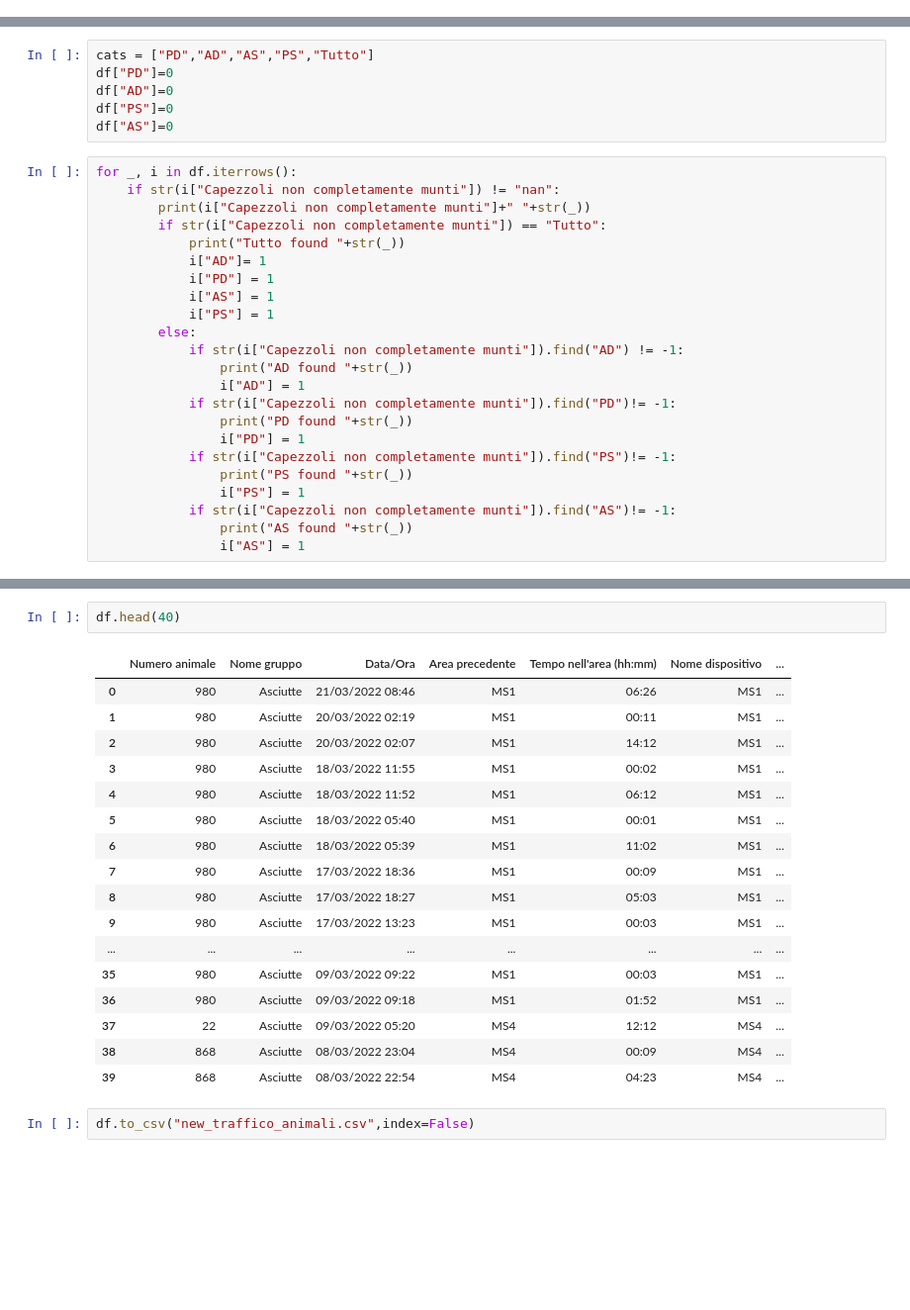
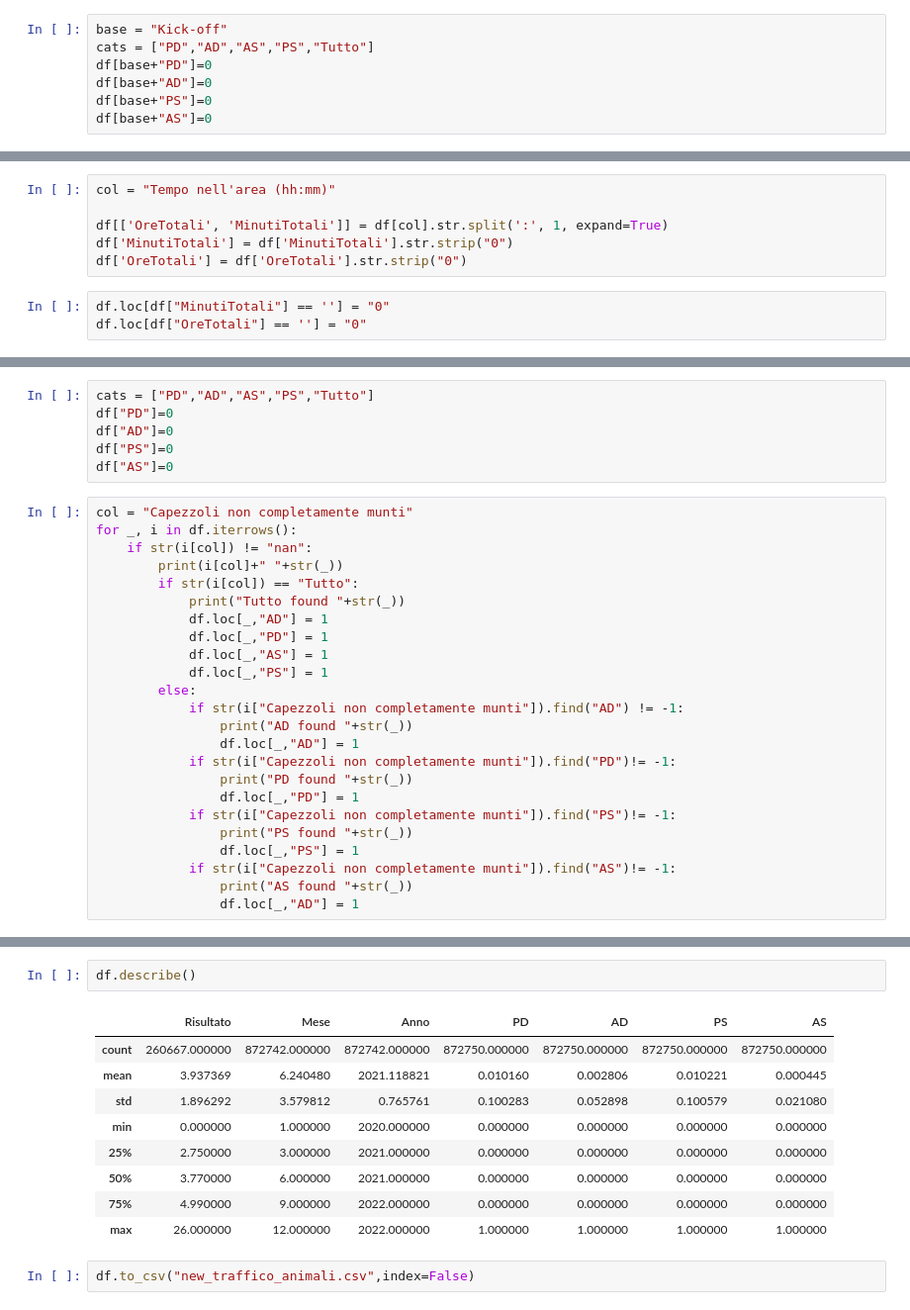
Before and after one commit to RaffaeleRusso/Information-System-Business-Intelligence, a Jupyter notebook: DatasetBI/dashboard_cows.ipynb, the cells around one changed output, grey strips where cells are left out. Shown at 99% size. Saved outputs shown, nothing was run; the diff lists cells and outputs as text; blank space fills up the shorter version.

Commit message:
Update dashboard_cows.ipynb
minuti e ore totali

```diff
--- a/DatasetBI/dashboard_cows.ipynb
+++ b/DatasetBI/dashboard_cows.ipynb
@@ -56,0 +103,7 @@ df[column] = df[column].astype(float)
+# %%
+base = "Kick-off"
+cats = ["PD","AD","AS","PS","Tutto"]
+df[base+"PD"]=0
+df[base+"AD"]=0
+df[base+"PS"]=0
+df[base+"AS"]=0
@@ -72,0 +162,9 @@ df = pd.read_csv("new_traffico_animali.csv")
+# %%
+col = "Tempo nell'area (hh:mm)"
+
+df[['OreTotali', 'MinutiTotali']] = df[col].str.split(':', 1, expand=True)
+df['MinutiTotali'] = df['MinutiTotali'].str.strip("0")
+df['OreTotali'] = df['OreTotali'].str.strip("0")
+# %%
+df.loc[df["MinutiTotali"] == ''] = "0"
+df.loc[df["OreTotali"] == ''] = "0"
@@ -91,25 +190,26 @@ df["AD"]=0
 df["PS"]=0
 df["AS"]=0
 # %%
+col = "Capezzoli non completamente munti"
 for _, i in df.iterrows():
-    if str(i["Capezzoli non completamente munti"]) != "nan":
-        print(i["Capezzoli non completamente munti"]+" "+str(_))
-        if str(i["Capezzoli non completamente munti"]) == "Tutto":
+    if str(i[col]) != "nan":
+        print(i[col]+" "+str(_))
+        if str(i[col]) == "Tutto":
             print("Tutto found "+str(_))
-            i["AD"]= 1
-            i["PD"] = 1
-            i["AS"] = 1
-            i["PS"] = 1
+            df.loc[_,"AD"] = 1
+            df.loc[_,"PD"] = 1
+            df.loc[_,"AS"] = 1
+            df.loc[_,"PS"] = 1
         else:
             if str(i["Capezzoli non completamente munti"]).find("AD") != -1:
                 print("AD found "+str(_))
-                i["AD"] = 1
+                df.loc[_,"AD"] = 1
             if str(i["Capezzoli non completamente munti"]).find("PD")!= -1:
                 print("PD found "+str(_))
-                i["PD"] = 1
+                df.loc[_,"PD"] = 1
             if str(i["Capezzoli non completamente munti"]).find("PS")!= -1:
                 print("PS found "+str(_))
-                i["PS"] = 1
+                df.loc[_,"PS"] = 1
             if str(i["Capezzoli non completamente munti"]).find("AS")!= -1:
                 print("AS found "+str(_))
-                i["AS"] = 1
+                df.loc[_,"AD"] = 1
@@ -116,23 +234,15 @@ for _, i in df.iterrows():
-# %%
-df.head(40)
-# %% [output]
-|  | Numero animale | Nome gruppo | Data/Ora | Area precedente | Tempo nell'area (hh:mm) | Nome dispositivo | ... |
-| 0 | 980 | Asciutte | 21/03/2022 08:46 | MS1 | 06:26 | MS1 | ... |
-| 1 | 980 | Asciutte | 20/03/2022 02:19 | MS1 | 00:11 | MS1 | ... |
-| 2 | 980 | Asciutte | 20/03/2022 02:07 | MS1 | 14:12 | MS1 | ... |
-| 3 | 980 | Asciutte | 18/03/2022 11:55 | MS1 | 00:02 | MS1 | ... |
-| 4 | 980 | Asciutte | 18/03/2022 11:52 | MS1 | 06:12 | MS1 | ... |
-| 5 | 980 | Asciutte | 18/03/2022 05:40 | MS1 | 00:01 | MS1 | ... |
-| 6 | 980 | Asciutte | 18/03/2022 05:39 | MS1 | 11:02 | MS1 | ... |
-| 7 | 980 | Asciutte | 17/03/2022 18:36 | MS1 | 00:09 | MS1 | ... |
-| 8 | 980 | Asciutte | 17/03/2022 18:27 | MS1 | 05:03 | MS1 | ... |
-| 9 | 980 | Asciutte | 17/03/2022 13:23 | MS1 | 00:03 | MS1 | ... |
-| ... | ... | ... | ... | ... | ... | ... | ... |
-| 35 | 980 | Asciutte | 09/03/2022 09:22 | MS1 | 00:03 | MS1 | ... |
-| 36 | 980 | Asciutte | 09/03/2022 09:18 | MS1 | 01:52 | MS1 | ... |
-| 37 | 22 | Asciutte | 09/03/2022 05:20 | MS4 | 12:12 | MS4 | ... |
-| 38 | 868 | Asciutte | 08/03/2022 23:04 | MS4 | 00:09 | MS4 | ... |
-| 39 | 868 | Asciutte | 08/03/2022 22:54 | MS4 | 04:23 | MS4 | ... |
+# %%
+df.describe()
+# %% [output]
+|  | Risultato | Mese | Anno | PD | AD | PS | AS |
+| count | 260667.000000 | 872742.000000 | 872742.000000 | 872750.000000 | 872750.000000 | 872750.000000 | 872750.000000 |
+| mean | 3.937369 | 6.240480 | 2021.118821 | 0.010160 | 0.002806 | 0.010221 | 0.000445 |
+| std | 1.896292 | 3.579812 | 0.765761 | 0.100283 | 0.052898 | 0.100579 | 0.021080 |
+| min | 0.000000 | 1.000000 | 2020.000000 | 0.000000 | 0.000000 | 0.000000 | 0.000000 |
+| 25% | 2.750000 | 3.000000 | 2021.000000 | 0.000000 | 0.000000 | 0.000000 | 0.000000 |
+| 50% | 3.770000 | 6.000000 | 2021.000000 | 0.000000 | 0.000000 | 0.000000 | 0.000000 |
+| 75% | 4.990000 | 9.000000 | 2022.000000 | 0.000000 | 0.000000 | 0.000000 | 0.000000 |
+| max | 26.000000 | 12.000000 | 2022.000000 | 1.000000 | 1.000000 | 1.000000 | 1.000000 |
 # %%
 df.to_csv("new_traffico_animali.csv",index=False)
 # %% [markdown]
```
Also changed, not shown: parts of 22 cells of this notebook.
